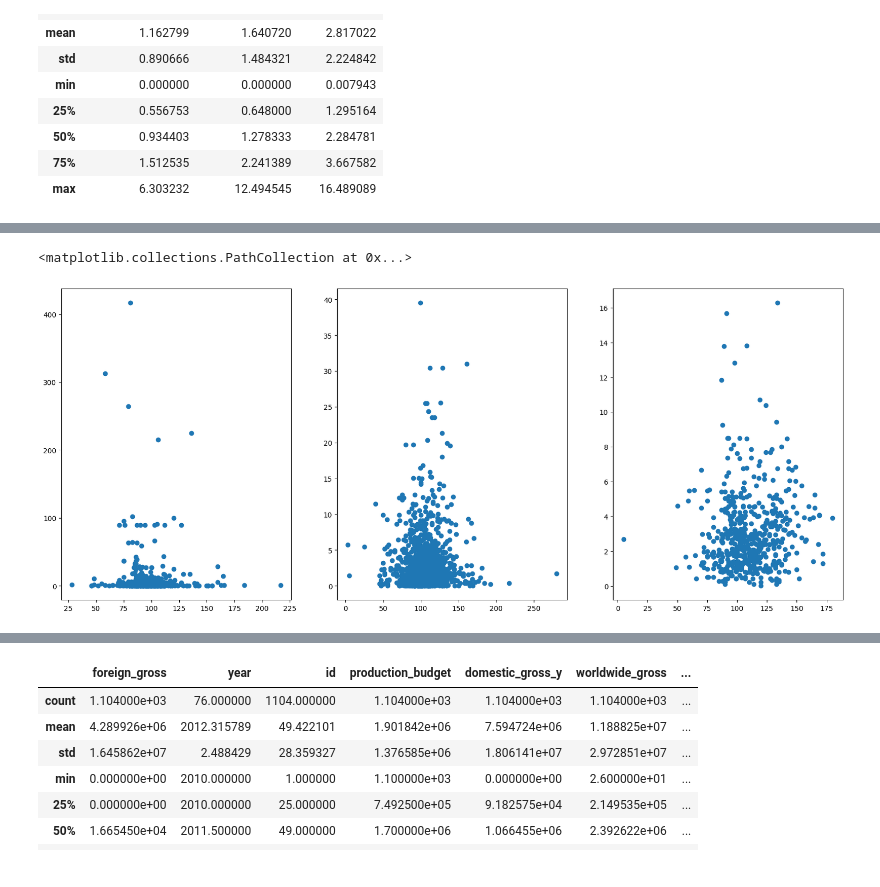
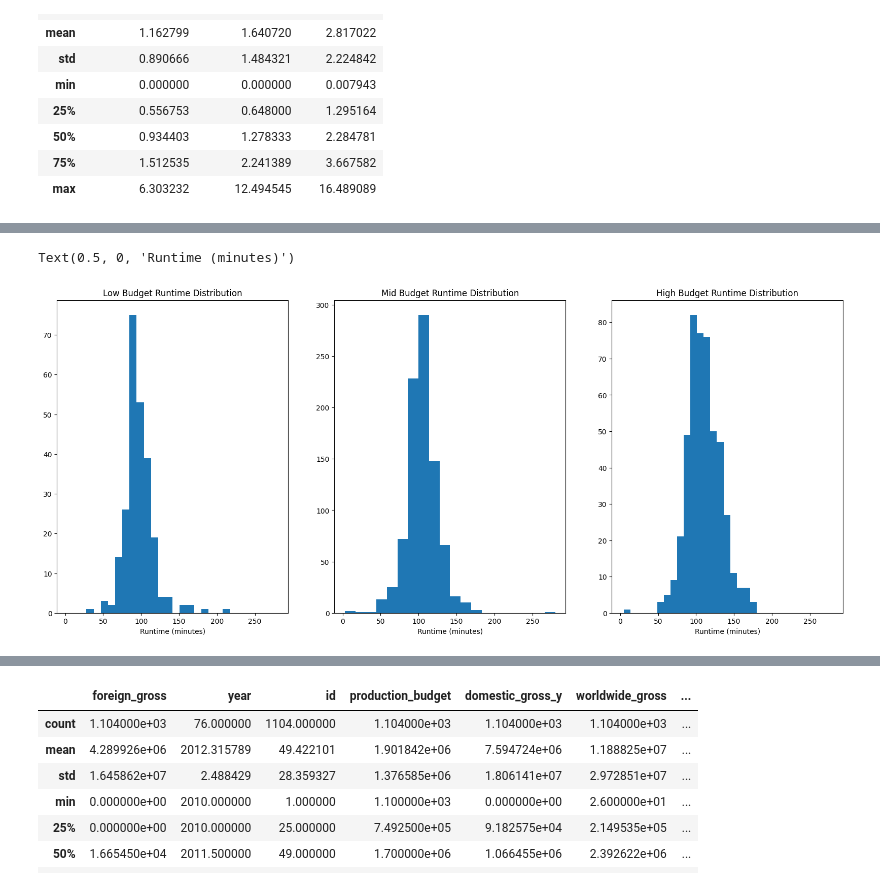
Before and after one commit to sunnywithcurlyhair/DS_Project_2, a Jupyter notebook: Budget_Analysis.ipynb, the cells around one changed output, grey strips where cells are left out. Saved outputs shown, nothing was run; the diff lists cells and outputs as text; code cells hidden in the pictures.

```diff
--- a/Budget_Analysis.ipynb
+++ b/Budget_Analysis.ipynb
@@ -116,9 +171,12 @@ people
 28013 rows × 4 columns
 # %%
 low_budget_ratings = imdb_ratings_money[imdb_ratings_money['production_budget'] < 5000000]
+low_budget_ratings_moneymaker = low_budget_ratings[low_budget_ratings['WW_success'] > 1]
 # %%
 
 
 mid_budget_ratings = imdb_ratings_money[(imdb_ratings_money['production_budget'] > 5000000) & (imdb_ratings_money['production_budget'] < 50000000)]
+mid_budget_ratings_moneymaker = mid_budget_ratings[mid_budget_ratings['WW_success'] > 1]
 # %%
 high_budget_ratings = imdb_ratings_money[imdb_ratings_money['production_budget'] > 50000000]
+high_budget_ratings_moneymaker = high_budget_ratings[high_budget_ratings['WW_success'] > 1]
@@ -161,11 +280,18 @@ high_budget.describe().iloc[:,-3:]
 # %%
-fig, ax = plt.subplots(1,3, figsize = (20,8))
+fig, ax = plt.subplots(1,3, figsize = (20,8), sharex = True)
 
-ax[0].scatter(low_budget_ratings['runtime_minutes'], low_budget_ratings['WW_success'])
+ax[0].hist(low_budget_ratings_moneymaker['runtime_minutes'], bins = 20)
 
 
-ax[1].scatter(mid_budget_ratings['runtime_minutes'], mid_budget_ratings['WW_success'])
-ax[2].scatter(high_budget_ratings['runtime_minutes'], high_budget_ratings['WW_success'])
+ax[1].hist(mid_budget_ratings_moneymaker['runtime_minutes'],bins = 20)
+ax[2].hist(high_budget_ratings_moneymaker['runtime_minutes'],bins = 20)
+
+ax[0].set_title('Low Budget Runtime Distribution')
+ax[0].set_xlabel('Runtime (minutes)')
+ax[1].set_title('Mid Budget Runtime Distribution')
+ax[1].set_xlabel('Runtime (minutes)')
+ax[2].set_title('High Budget Runtime Distribution')
+ax[2].set_xlabel('Runtime (minutes)')
 # %% [output]
-<matplotlib.collections.PathCollection at 0x...>
+Text(0.5, 0, 'Runtime (minutes)')
-[figure, old version]
+[figure, new version]
```
Also changed, not shown: parts of 28 cells of this notebook, 3 other files.
